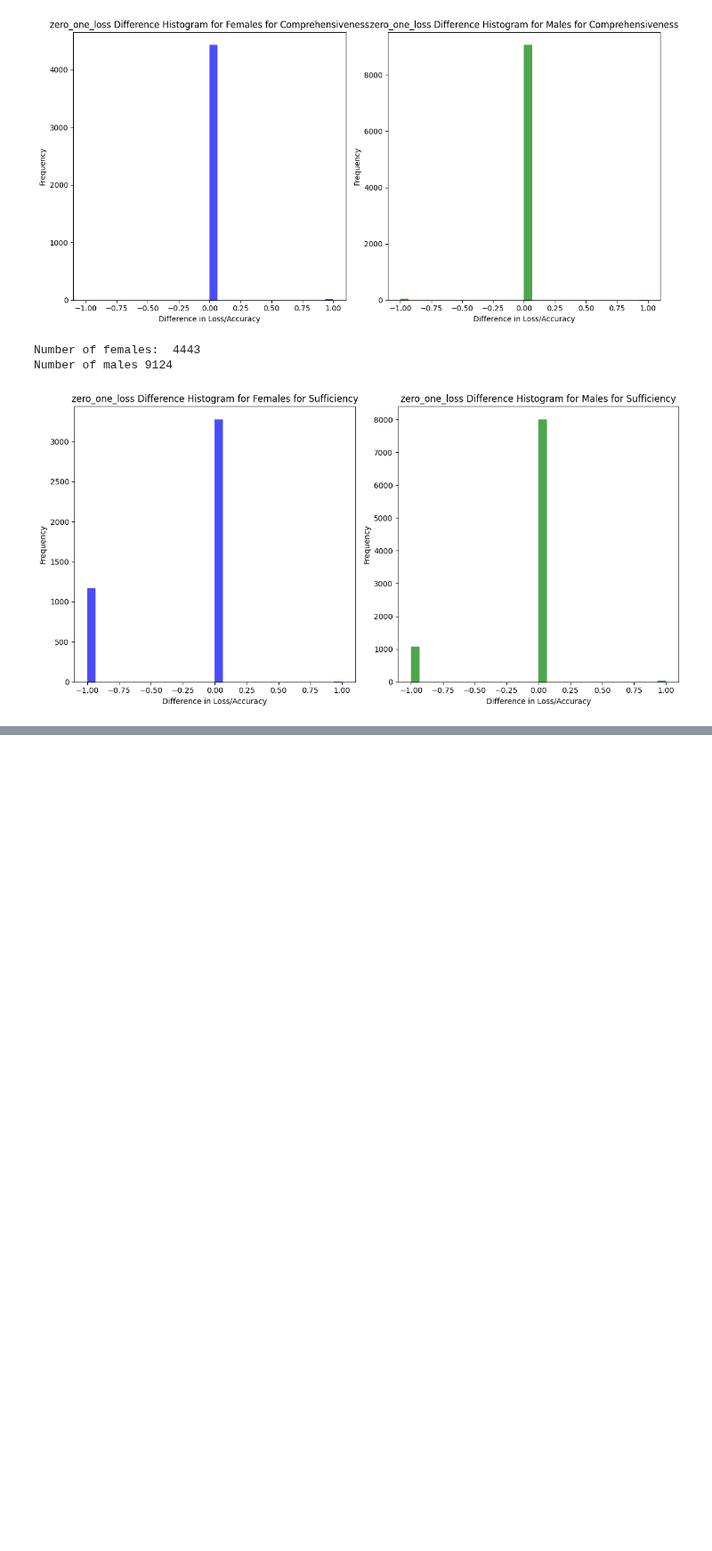
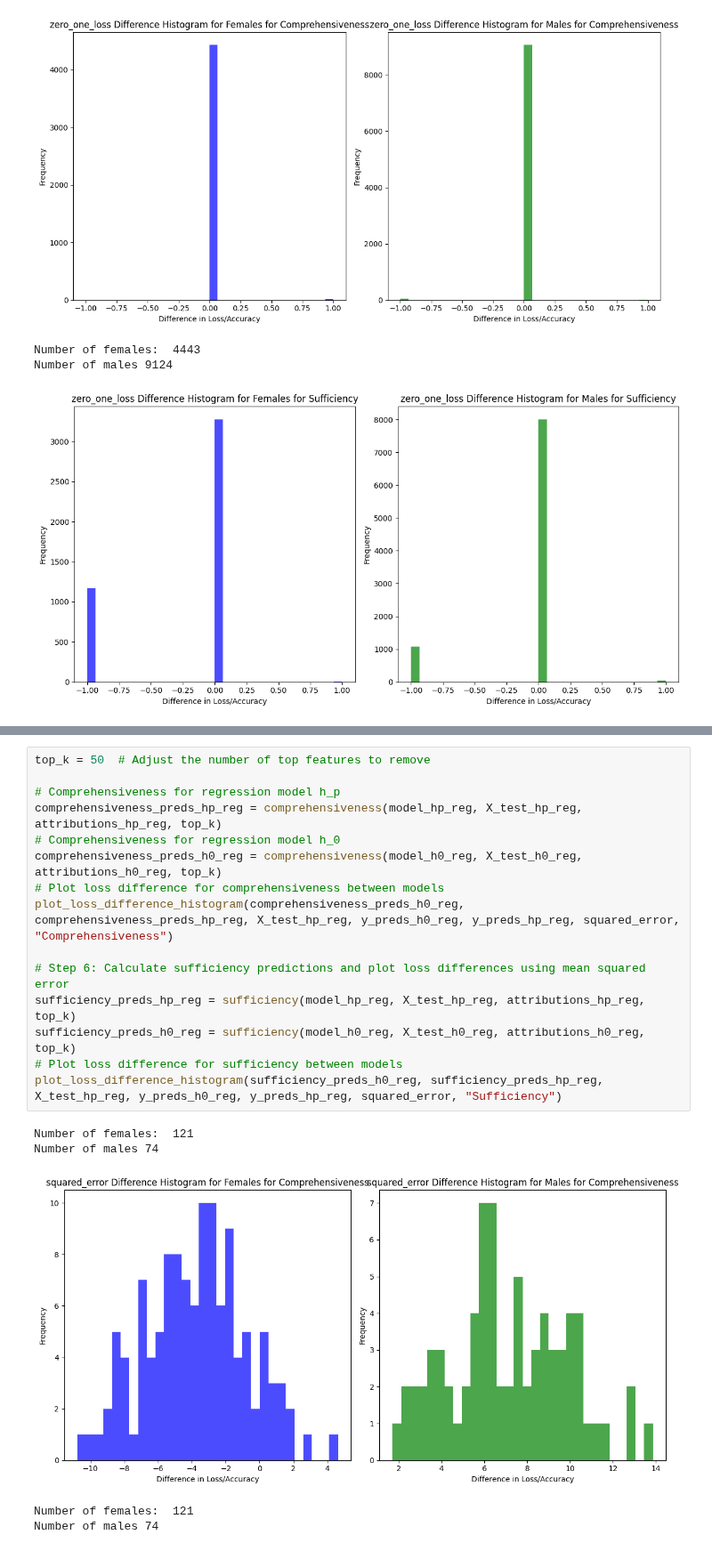
Before and after one commit to geometric-intelligence/proteo, a Jupyter notebook: proteo/toy_examples_fid.ipynb, the cells around one changed output, grey strips where cells are left out. Shown at 89% size. Cells and saved outputs as stored; diff of their text form; blank space fills up the shorter version.

```diff
--- a/proteo/toy_examples_fid.ipynb
+++ b/proteo/toy_examples_fid.ipynb
@@ -456,0 +518,21 @@ X_train_hp, X_test_hp, y_train, y_test, X_train_h0, X_test_h0, model_hp, model_h
+# %%
+top_k = 50  # Adjust the number of top features to remove
+
+# Comprehensiveness for regression model h_p
+comprehensiveness_preds_hp_reg = comprehensiveness(model_hp_reg, X_test_hp_reg, attributions_hp_reg, top_k)
+# Comprehensiveness for regression model h_0
+comprehensiveness_preds_h0_reg = comprehensiveness(model_h0_reg, X_test_h0_reg, attributions_h0_reg, top_k)
+# Plot loss difference for comprehensiveness between models
+plot_loss_difference_histogram(comprehensiveness_preds_h0_reg, comprehensiveness_preds_hp_reg, X_test_hp_reg, y_preds_h0_reg, y_preds_hp_reg, squared_error, "Comprehensiveness")
+
+# Step 6: Calculate sufficiency predictions and plot loss differences using mean squared error
+sufficiency_preds_hp_reg = sufficiency(model_hp_reg, X_test_hp_reg, attributions_hp_reg, top_k)
+sufficiency_preds_h0_reg = sufficiency(model_h0_reg, X_test_h0_reg, attributions_h0_reg, top_k)
+# Plot loss difference for sufficiency between models
+plot_loss_difference_histogram(sufficiency_preds_h0_reg, sufficiency_preds_hp_reg, X_test_hp_reg, y_preds_h0_reg, y_preds_hp_reg, squared_error, "Sufficiency")
+# %% [output]
+Number of females:  121
+Number of males 74
+[figure, added]
+Number of females:  121
+Number of males 74
```
Also changed, not shown: parts of 10 cells of this notebook.
